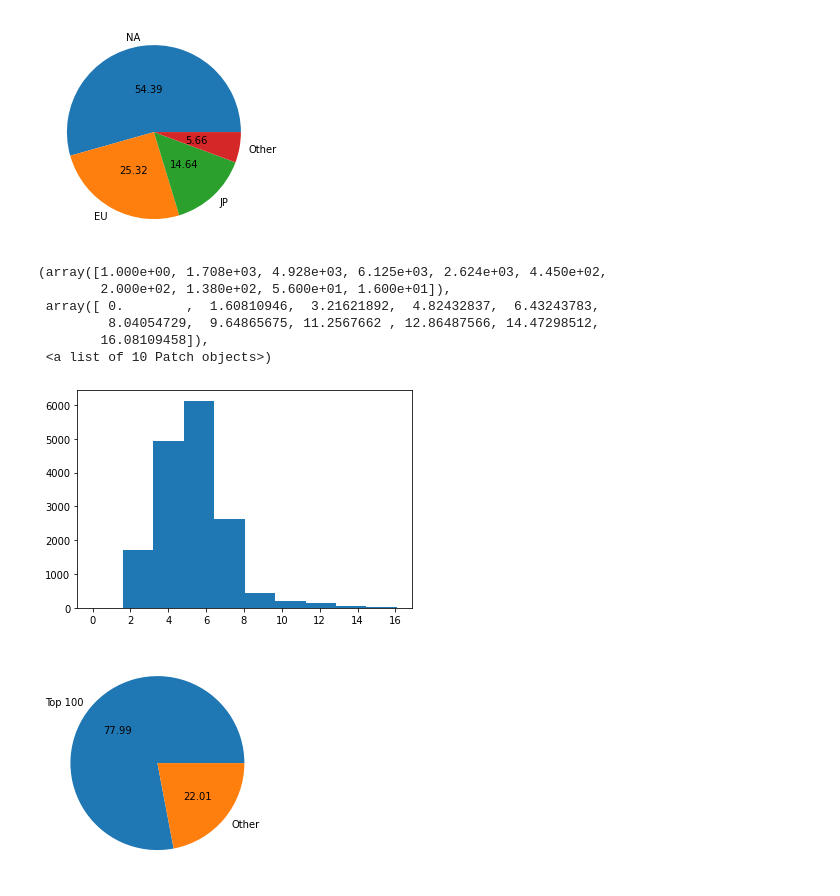
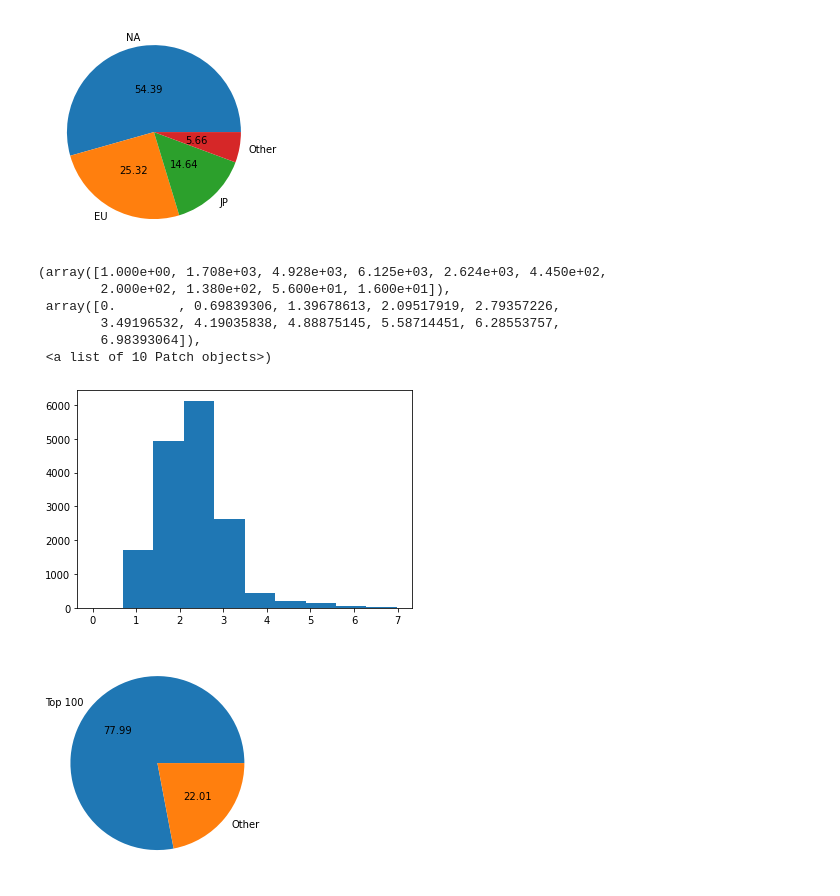
Before and after one commit to kks4536/Project1, a Jupyter notebook: AI_16_김경수_section1 (1).ipynb, the cells around one changed output. Cells and saved outputs as stored; diff of their text form; code cells hidden in the pictures.

```diff
--- a/AI_16_김경수_section1 (1).ipynb
+++ b/AI_16_김경수_section1 (1).ipynb
@@ -472,15 +472,15 @@ plt.pie(Sales, labels = labels, autopct = '%.2f', pctdistance = 0.5);
 # %% [output]
 [figure]
 # %%
-plt.hist(np.log1p(data.Total_Sales), bins = 10)
+plt.hist(np.log10(data.Total_Sales+1), bins = 10)
 # %% [output]
 (array([1.000e+00, 1.708e+03, 4.928e+03, 6.125e+03, 2.624e+03, 4.450e+02,
         2.000e+02, 1.380e+02, 5.600e+01, 1.600e+01]),
- array([ 0.        ,  1.60810946,  3.21621892,  4.82432837,  6.43243783,
-         8.04054729,  9.64865675, 11.2567662 , 12.86487566, 14.47298512,
-        16.08109458]),
+ array([0.        , 0.69839306, 1.39678613, 2.09517919, 2.79357226,
+        3.49196532, 4.19035838, 4.88875145, 5.58714451, 6.28553757,
+        6.98393064]),
  <a list of 10 Patch objects>)
-[figure, old version]
+[figure, new version]
 # %%
 Sales_100_other = (data.Total_Sales.iloc[:99].sum(), data.Total_Sales.iloc[100:].sum())
 labels = 'Top 100', 'Other'
```
Also changed, not shown: parts of 8 cells of this notebook.
